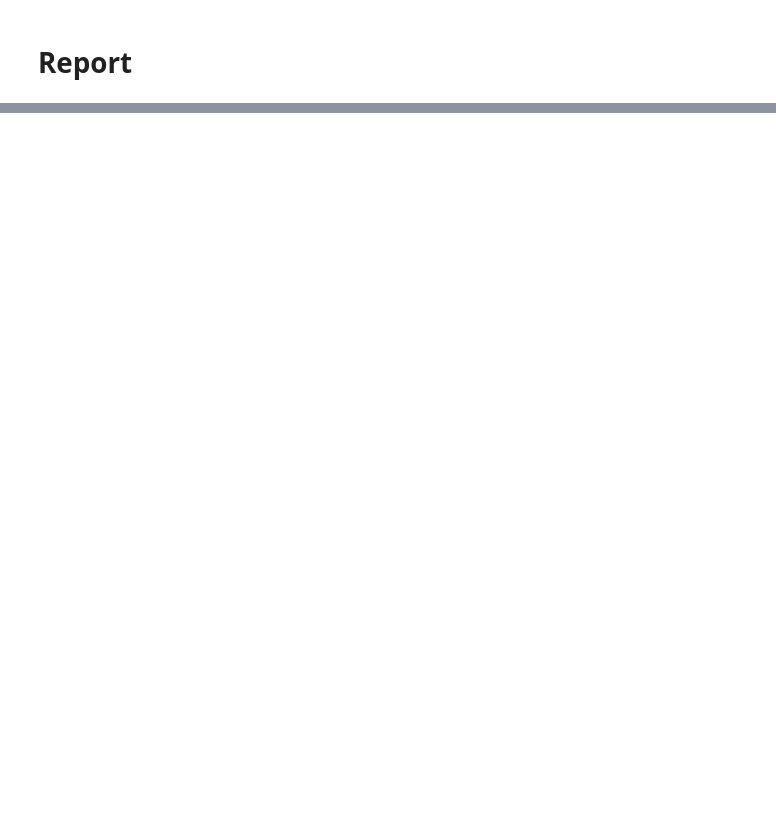
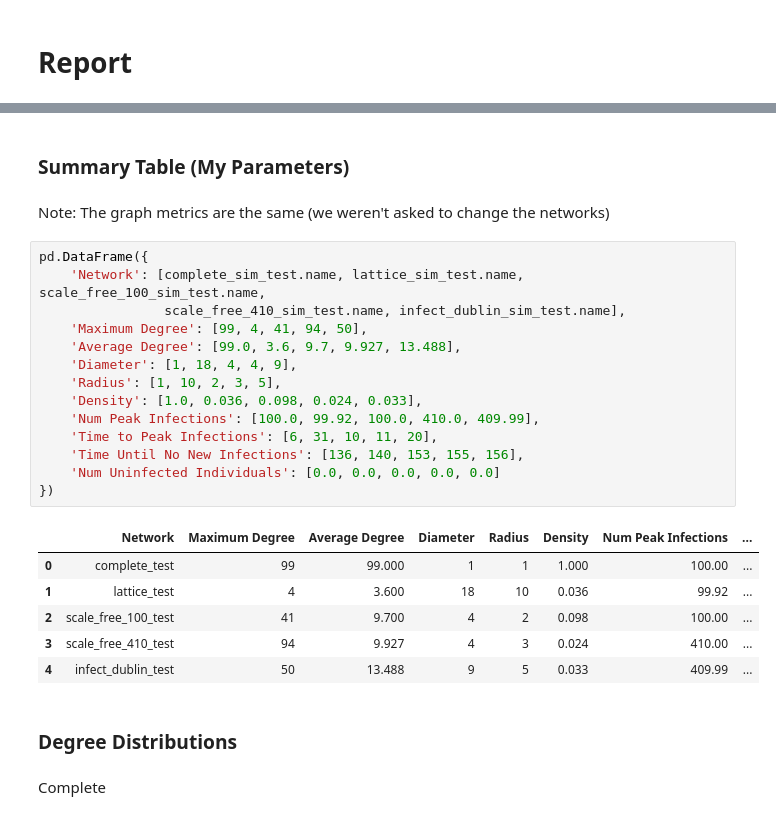
Before and after one commit to ethanp55/network_science, a Jupyter notebook: project1.ipynb, the cells around one changed output, grey strips where cells are left out. Drawn from its saved outputs; the diff is of its cells as text; blank space fills up the shorter version.

```diff
--- a/project1.ipynb
+++ b/project1.ipynb
@@ -831,0 +945,29 @@ Number of uninfected individuals at the end of the simulation (on average): 0.0
+# %% [markdown]
+### Summary Table (My Parameters)
+# %% [markdown]
+Note: The graph metrics are the same (we weren't asked to change the networks)
+# %%
+pd.DataFrame({
+    'Network': [complete_sim_test.name, lattice_sim_test.name, scale_free_100_sim_test.name,
+                scale_free_410_sim_test.name, infect_dublin_sim_test.name],
+    'Maximum Degree': [99, 4, 41, 94, 50],
+    'Average Degree': [99.0, 3.6, 9.7, 9.927, 13.488],
+    'Diameter': [1, 18, 4, 4, 9],
+    'Radius': [1, 10, 2, 3, 5],
+    'Density': [1.0, 0.036, 0.098, 0.024, 0.033],
+    'Num Peak Infections': [100.0, 99.92, 100.0, 410.0, 409.99],
+    'Time to Peak Infections': [6, 31, 10, 11, 20],
+    'Time Until No New Infections': [136, 140, 153, 155, 156],
+    'Num Uninfected Individuals': [0.0, 0.0, 0.0, 0.0, 0.0]
+})
+# %% [output]
+|  | Network | Maximum Degree | Average Degree | Diameter | Radius | Density | Num Peak Infections | ... |
+| 0 | complete_test | 99 | 99.000 | 1 | 1 | 1.000 | 100.00 | ... |
+| 1 | lattice_test | 4 | 3.600 | 18 | 10 | 0.036 | 99.92 | ... |
+| 2 | scale_free_100_test | 41 | 9.700 | 4 | 2 | 0.098 | 100.00 | ... |
+| 3 | scale_free_410_test | 94 | 9.927 | 4 | 3 | 0.024 | 410.00 | ... |
+| 4 | infect_dublin_test | 50 | 13.488 | 9 | 5 | 0.033 | 409.99 | ... |
+# %% [markdown]
+### Degree Distributions
+# %% [markdown]
+Complete
```
Also changed, not shown: parts of 54 cells of this notebook.
